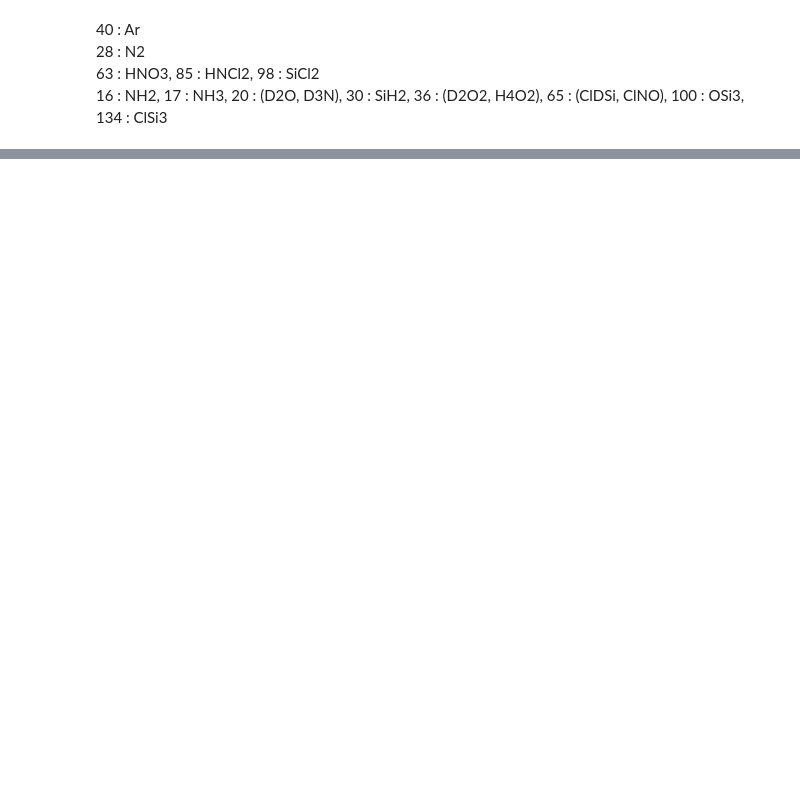
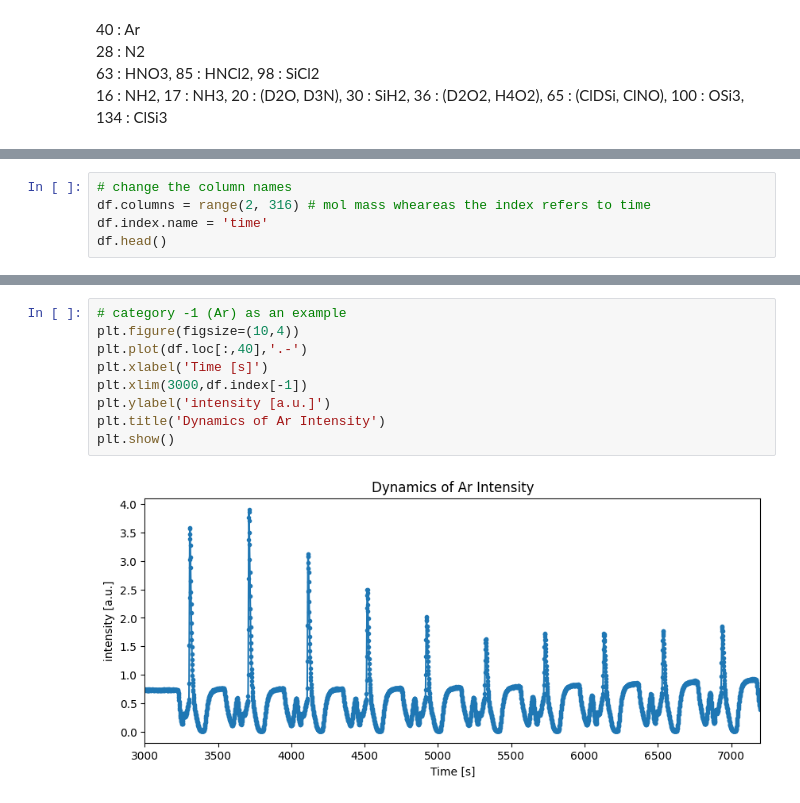
Before and after one commit to 24shiny/TOF_data, a Jupyter notebook: p1_first_look.ipynb, the cells around one changed output, grey strips where cells are left out. Cells and saved outputs as stored; diff of their text form; blank space fills up the shorter version.

```diff
--- a/p1_first_look.ipynb
+++ b/p1_first_look.ipynb
@@ -286,0 +300,5 @@ category_mass[:4]
+# %%
+# change the column names
+df.columns = range(2, 316) # mol mass wheareas the index refers to time
+df.index.name = 'time'
+df.head()
@@ -286,0 +314,11 @@ category_mass[:4]
+# %%
+# category -1 (Ar) as an example
+plt.figure(figsize=(10,4))
+plt.plot(df.loc[:,40],'.-')
+plt.xlabel('Time [s]')
+plt.xlim(3000,df.index[-1])
+plt.ylabel('intensity [a.u.]')
+plt.title('Dynamics of Ar Intensity')
+plt.show()
+# %% [output]
+[figure, added]
```
Also changed, not shown: parts of 29 cells of this notebook.
